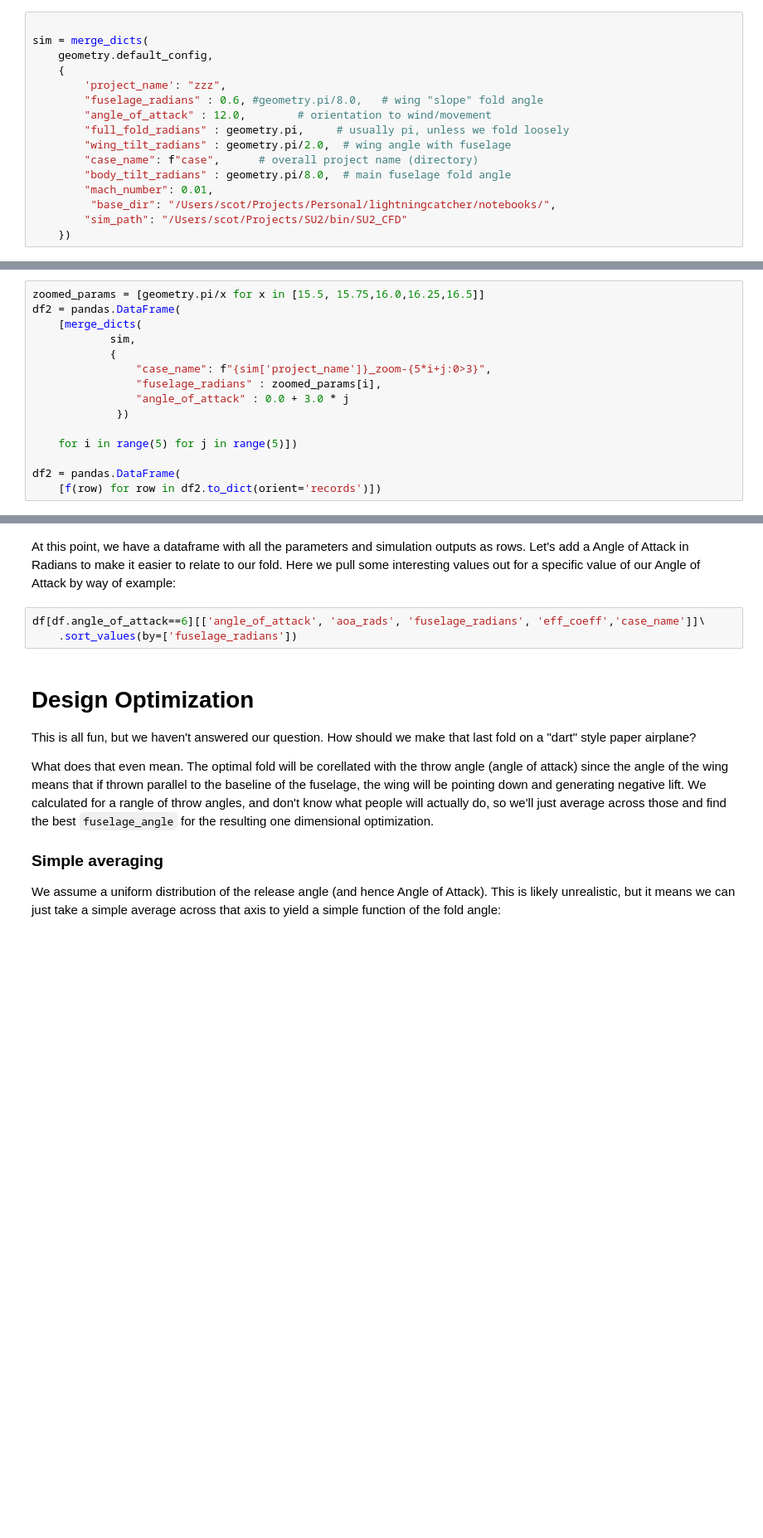
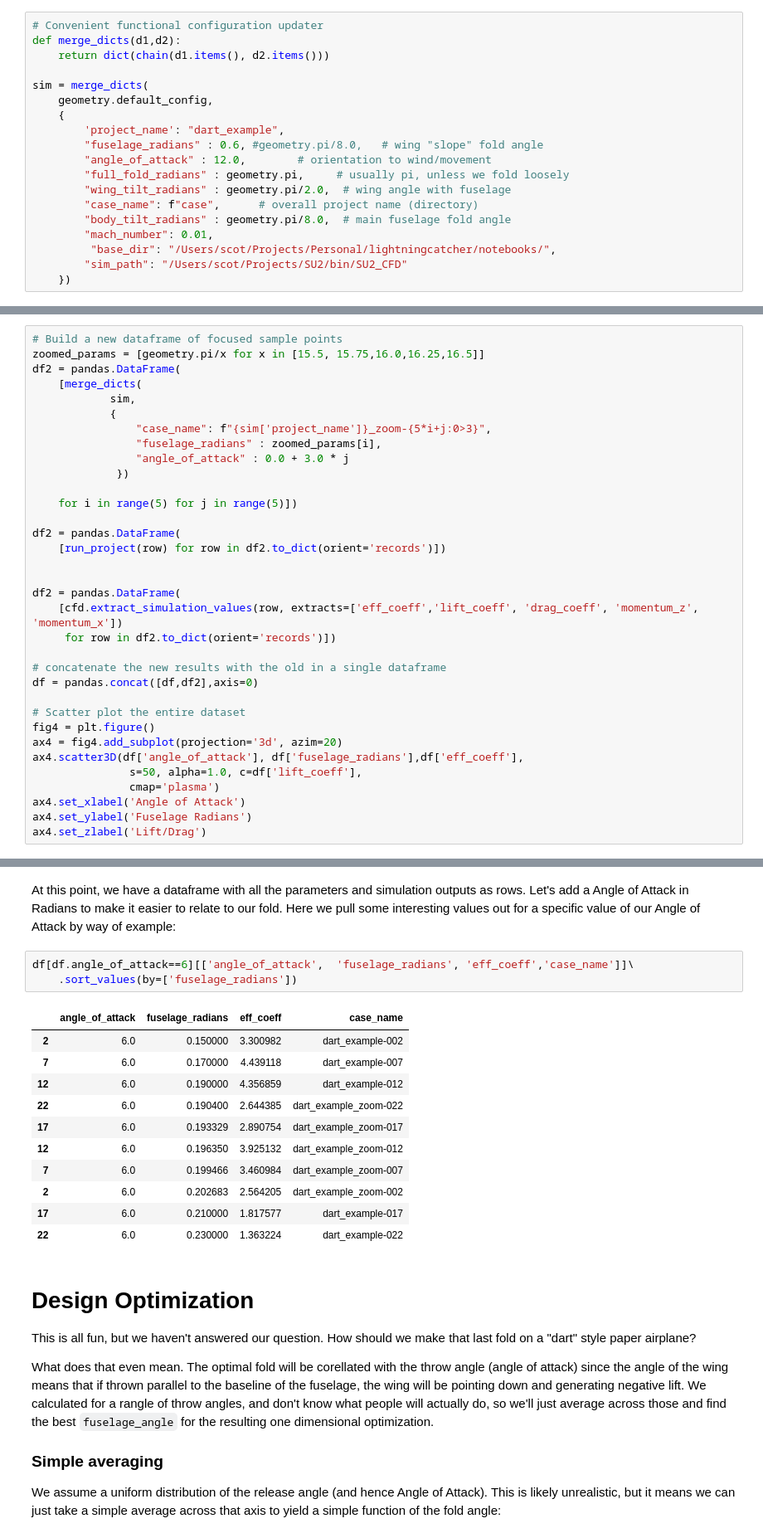
Before and after one commit to scotfree/lightningcatcher, a Jupyter notebook: notebooks/CFD_DS_Toolchain.ipynb, the cells around one changed output, grey strips where cells are left out. Shown at 83% size. Saved outputs shown, nothing was run; the diff lists cells and outputs as text; blank space fills up the shorter version.

Commit message:
edits and cell merges

```diff
--- a/notebooks/CFD_DS_Toolchain.ipynb
+++ b/notebooks/CFD_DS_Toolchain.ipynb
@@ -113,9 +104,12 @@ adf.to_csv('throw_data.csv', index=False)
 # %%
+# Convenient functional configuration updater
+def merge_dicts(d1,d2):
+    return dict(chain(d1.items(), d2.items()))
 
 sim = merge_dicts(
     geometry.default_config,
     {
-        'project_name': "zzz",
+        'project_name': "dart_example",
         "fuselage_radians" : 0.6, #geometry.pi/8.0,   # wing "slope" fold angle
         "angle_of_attack" : 12.0,        # orientation to wind/movement
         "full_fold_radians" : geometry.pi,     # usually pi, unless we fold loosely
@@ -448,6 +447,7 @@ fig2.savefig('carpet_plot.png')
 
 Precomputed databases of simulation results are useful in many ways. Later we will use one as a lookup table for Realtime Flight Simulation, but for now we simply use one to add more sample points to our our ensemble of simulations. We often want to add more sample points as we look at the results we've generated so far - hopefully we see an interesting area of the design space we'd like to "zoom in" on. We'll add the new sample points as a new dataframe and populate it, then concatenate it with the first and see if we can draw any conclusions from the overall dataset.
 # %%
+# Build a new dataframe of focused sample points
 zoomed_params = [geometry.pi/x for x in [15.5, 15.75,16.0,16.25,16.5]]
 df2 = pandas.DataFrame(
     [merge_dicts(
@@ -461,4 +461,22 @@ df2 = pandas.DataFrame(
     for i in range(5) for j in range(5)])
 
 df2 = pandas.DataFrame(
-    [f(row) for row in df2.to_dict(orient='records')])
+    [run_project(row) for row in df2.to_dict(orient='records')])
+
+
+df2 = pandas.DataFrame(
+    [cfd.extract_simulation_values(row, extracts=['eff_coeff','lift_coeff', 'drag_coeff', 'momentum_z', 'momentum_x'])
+     for row in df2.to_dict(orient='records')])
+
+# concatenate the new results with the old in a single dataframe
+df = pandas.concat([df,df2],axis=0)
+
+# Scatter plot the entire dataset
+fig4 = plt.figure()
+ax4 = fig4.add_subplot(projection='3d', azim=20)
+ax4.scatter3D(df['angle_of_attack'], df['fuselage_radians'],df['eff_coeff'],
+               s=50, alpha=1.0, c=df['lift_coeff'],
+               cmap='plasma')
+ax4.set_xlabel('Angle of Attack')
+ax4.set_ylabel('Fuselage Radians')
+ax4.set_zlabel('Lift/Drag')
@@ -485,8 +490,20 @@ At this point, we have a dataframe with all the parameters and simulation output
 Let's add a Angle of Attack in Radians to make it easier to relate to our fold.
 Here we pull some interesting values out for a specific value of our Angle of Attack by way of example:
 # %%
-df[df.angle_of_attack==6][['angle_of_attack', 'aoa_rads', 'fuselage_radians', 'eff_coeff','case_name']]\
+df[df.angle_of_attack==6][['angle_of_attack',  'fuselage_radians', 'eff_coeff','case_name']]\
     .sort_values(by=['fuselage_radians'])
+# %% [output]
+|  | angle_of_attack | fuselage_radians | eff_coeff | case_name |
+| 2 | 6.0 | 0.150000 | 3.300982 | dart_example-002 |
+| 7 | 6.0 | 0.170000 | 4.439118 | dart_example-007 |
+| 12 | 6.0 | 0.190000 | 4.356859 | dart_example-012 |
+| 22 | 6.0 | 0.190400 | 2.644385 | dart_example_zoom-022 |
+| 17 | 6.0 | 0.193329 | 2.890754 | dart_example_zoom-017 |
+| 12 | 6.0 | 0.196350 | 3.925132 | dart_example_zoom-012 |
+| 7 | 6.0 | 0.199466 | 3.460984 | dart_example_zoom-007 |
+| 2 | 6.0 | 0.202683 | 2.564205 | dart_example_zoom-002 |
+| 17 | 6.0 | 0.210000 | 1.817577 | dart_example-017 |
+| 22 | 6.0 | 0.230000 | 1.363224 | dart_example-022 |
 # %% [markdown]
 # Design Optimization
 
```
Also changed, not shown: parts of 41 cells of this notebook, 2 other files.
